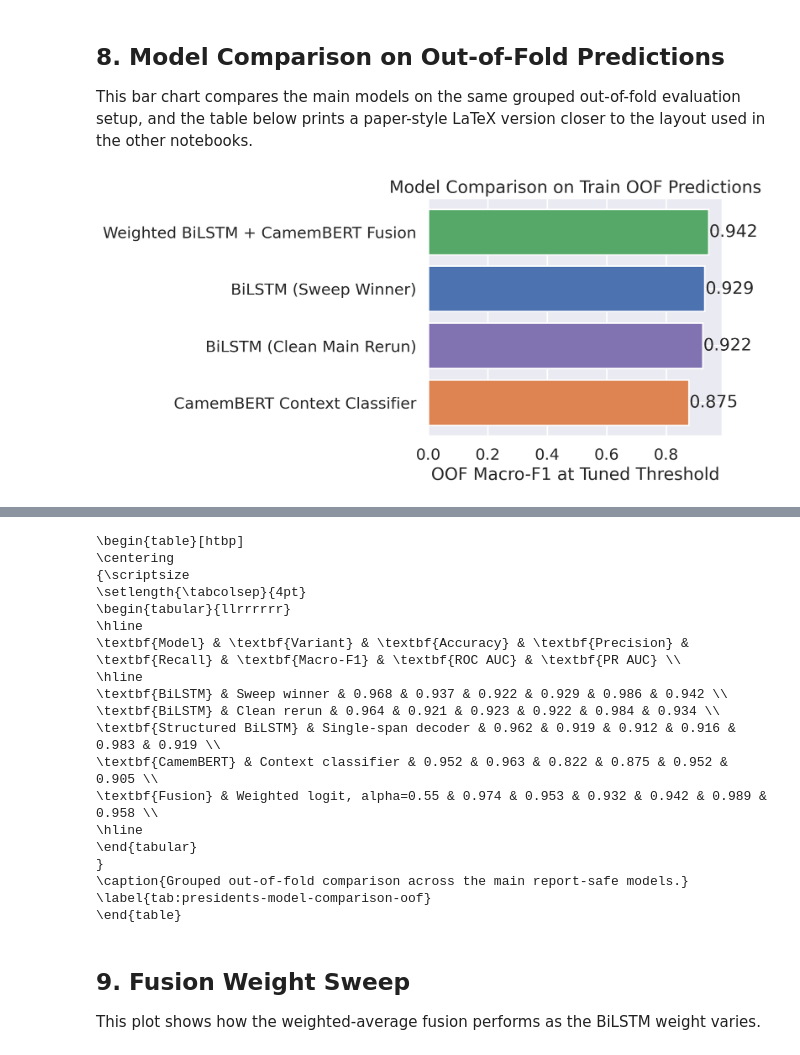
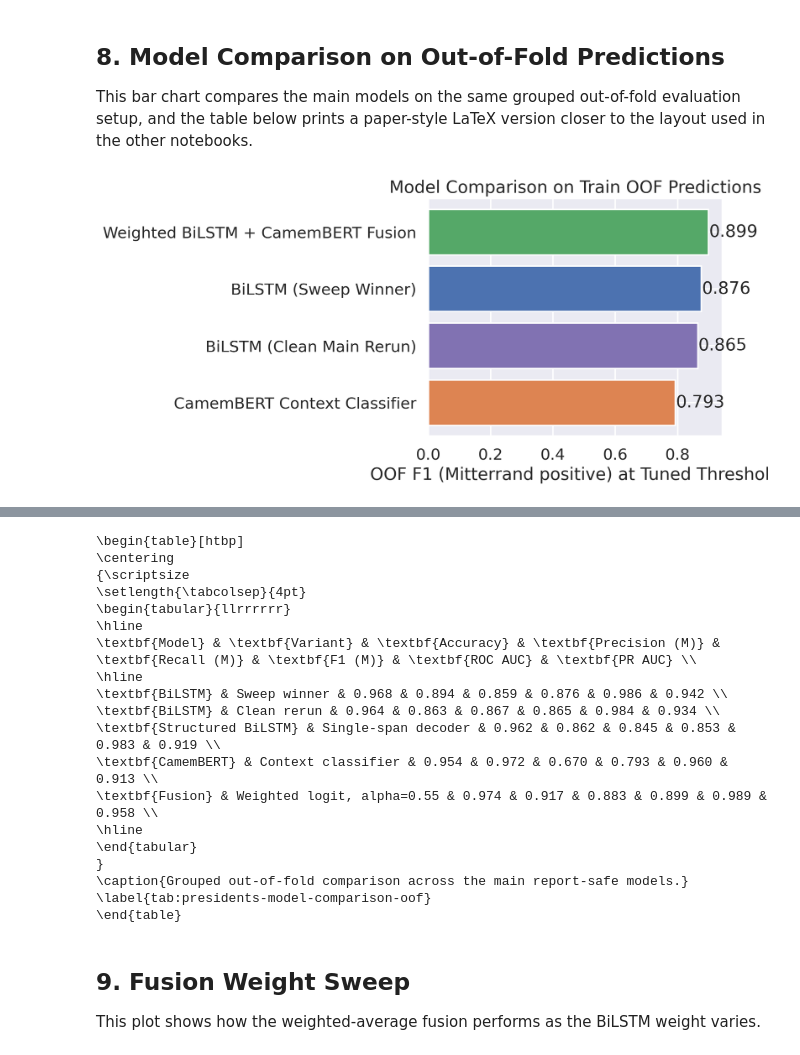
Before and after one commit to BshKatrin/RITAL-NLP-project, a Jupyter notebook: notebooks/presidents_report_figures.ipynb, the cells around one changed output, grey strips where cells are left out. Saved outputs shown, nothing was run; the diff lists cells and outputs as text; code cells hidden in the pictures.

```diff
--- a/notebooks/presidents_report_figures.ipynb
+++ b/notebooks/presidents_report_figures.ipynb
@@ -170,7 +170,7 @@ Report data loaded.
 
 This is the main model-selection figure for the BiLSTM sweep. The label offsets, font size, and title are all easy to adjust in the cell below.
 # %%
-plot_frame = simple_sweep_frame.sort_values("oof_f1_macro_tuned", ascending=True).copy()
+plot_frame = simple_sweep_frame.sort_values("oof_f1_mitterrand_tuned", ascending=True).copy()
 
 figsize = (12, 8)
 text_dx = 0.00025
@@ -185,15 +185,15 @@ colors = [bar_color] * len(plot_frame)
 highlight_pos = plot_frame.index[plot_frame["plot_id"] == highlight_run_id][0]
 colors[list(plot_frame.index).index(highlight_pos)] = highlight_color
 
-ax.barh(plot_frame["plot_id"], plot_frame["oof_f1_macro_tuned"], color=colors, edgecolor="#2f2f2f")
-ax.set_xlabel("OOF Macro-F1 at Tuned Threshold")
+ax.barh(plot_frame["plot_id"], plot_frame["oof_f1_mitterrand_tuned"], color=colors, edgecolor="#2f2f2f")
+ax.set_xlabel("OOF F1 (Mitterrand positive) at Tuned Threshold")
 ax.set_ylabel("Run ID")
 ax.set_title(title)
-ax.set_xlim(plot_frame["oof_f1_macro_tuned"].min() - 0.003, plot_frame["oof_f1_macro_tuned"].max() + 0.004)
+ax.set_xlim(plot_frame["oof_f1_mitterrand_tuned"].min() - 0.003, plot_frame["oof_f1_mitterrand_tuned"].max() + 0.004)
 
 for _, row in plot_frame.iterrows():
     ax.text(
-        row["oof_f1_macro_tuned"] + text_dx,
+        row["oof_f1_mitterrand_tuned"] + text_dx,
         row["plot_id"],
         row["short_label"],
         va="center",
@@ -325,20 +327,20 @@ plt.close(fig)
 
 This bar chart compares the main models on the same grouped out-of-fold evaluation setup, and the table below prints a paper-style LaTeX version closer to the layout used in the other notebooks.
 # %%
-plot_frame = model_comparison_frame.sort_values("oof_f1_macro", ascending=True).copy()
+plot_frame = model_comparison_frame.sort_values("oof_f1_mitterrand", ascending=True).copy()
 
 fig, ax = plt.subplots(figsize=(10, 5))
-ax.barh(plot_frame["model"], plot_frame["oof_f1_macro"], color=[assets.MODEL_COLOR_MAP[model] for model in plot_frame["model"]])
-ax.set_xlabel("OOF Macro-F1 at Tuned Threshold")
+ax.barh(plot_frame["model"], plot_frame["oof_f1_mitterrand"], color=[assets.MODEL_COLOR_MAP[model] for model in plot_frame["model"]])
+ax.set_xlabel("OOF F1 (Mitterrand positive) at Tuned Threshold")
 ax.set_title("Model Comparison on Train OOF Predictions")
 for _, row in plot_frame.iterrows():
-    ax.text(row["oof_f1_macro"] + 0.002, row["model"], f"{row['oof_f1_macro']:.3f}", va="center")
+    ax.text(row["oof_f1_mitterrand"] + 0.002, row["model"], f"{row['oof_f1_mitterrand']:.3f}", va="center")
 fig.tight_layout()
 render_figure(fig)
 plt.close(fig)
 # save_figure(fig, "model_comparison_oof_custom")
 
 display(camera_ready_table)
 print(camera_ready_latex)
 # %% [output]
-[figure, old version]
+[figure, new version]
@@ -354,13 +356,13 @@ print(camera_ready_latex)
 \setlength{\tabcolsep}{4pt}
 \begin{tabular}{llrrrrrr}
 \hline
-\textbf{Model} & \textbf{Variant} & \textbf{Accuracy} & \textbf{Precision} & \textbf{Recall} & \textbf{Macro-F1} & \textbf{ROC AUC} & \textbf{PR AUC} \\
+\textbf{Model} & \textbf{Variant} & \textbf{Accuracy} & \textbf{Precision (M)} & \textbf{Recall (M)} & \textbf{F1 (M)} & \textbf{ROC AUC} & \textbf{PR AUC} \\
 \hline
-\textbf{BiLSTM} & Sweep winner & 0.968 & 0.937 & 0.922 & 0.929 & 0.986 & 0.942 \\
-\textbf{BiLSTM} & Clean rerun & 0.964 & 0.921 & 0.923 & 0.922 & 0.984 & 0.934 \\
-\textbf{Structured BiLSTM} & Single-span decoder & 0.962 & 0.919 & 0.912 & 0.916 & 0.983 & 0.919 \\
-\textbf{CamemBERT} & Context classifier & 0.952 & 0.963 & 0.822 & 0.875 & 0.952 & 0.905 \\
-\textbf{Fusion} & Weighted logit, alpha=0.55 & 0.974 & 0.953 & 0.932 & 0.942 & 0.989 & 0.958 \\
+\textbf{BiLSTM} & Sweep winner & 0.968 & 0.894 & 0.859 & 0.876 & 0.986 & 0.942 \\
+\textbf{BiLSTM} & Clean rerun & 0.964 & 0.863 & 0.867 & 0.865 & 0.984 & 0.934 \\
+\textbf{Structured BiLSTM} & Single-span decoder & 0.962 & 0.862 & 0.845 & 0.853 & 0.983 & 0.919 \\
+\textbf{CamemBERT} & Context classifier & 0.954 & 0.972 & 0.670 & 0.793 & 0.960 & 0.913 \\
+\textbf{Fusion} & Weighted logit, alpha=0.55 & 0.974 & 0.917 & 0.883 & 0.899 & 0.989 & 0.958 \\
 \hline
 \end{tabular}
 }
```
Also changed, not shown: parts of 10 cells of this notebook, 2 other files.
